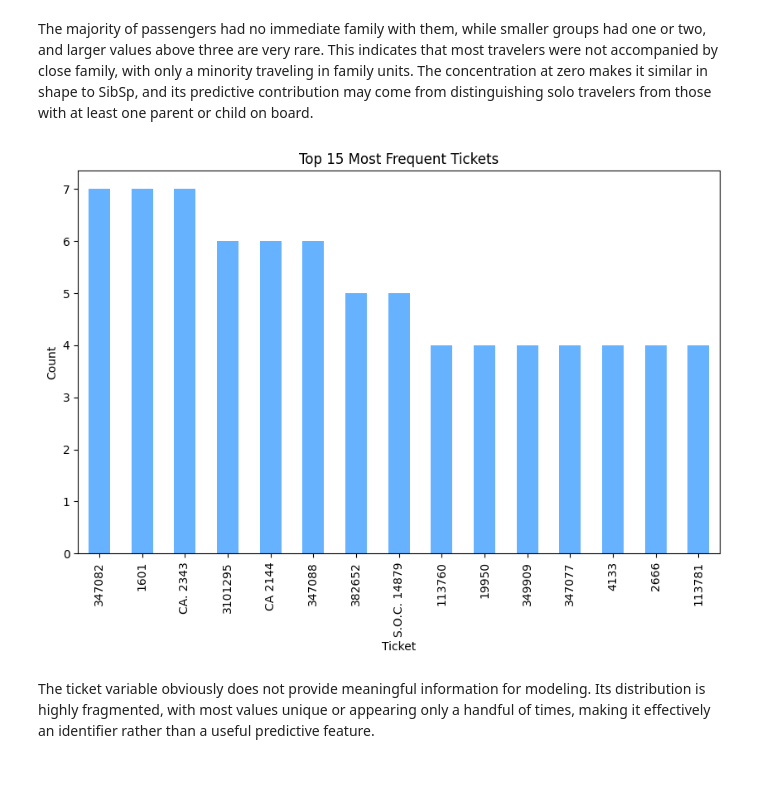
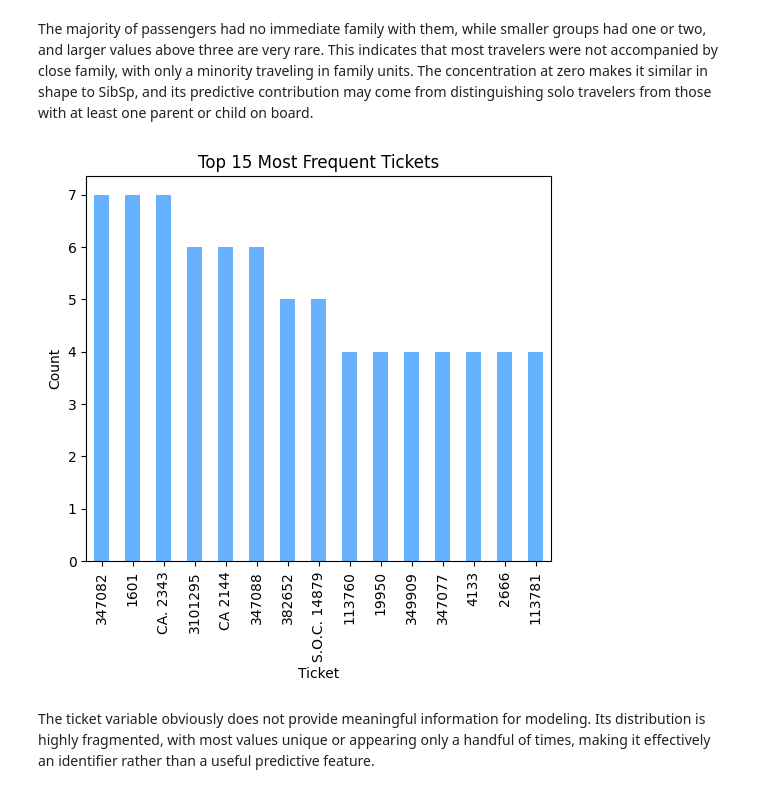
Before and after one commit to fede-giorgi/Transformer_is_All_You_Need, a Jupyter notebook: project.ipynb, the cells around one changed output. Saved outputs shown, nothing was run; the diff lists cells and outputs as text; code cells hidden in the pictures.

```diff
--- a/project.ipynb
+++ b/project.ipynb
@@ -169,14 +170,14 @@ plt.show()
 # %% [markdown]
 The majority of passengers had no immediate family with them, while smaller groups had one or two, and larger values above three are very rare. This indicates that most travelers were not accompanied by close family, with only a minority traveling in family units. The concentration at zero makes it similar in shape to SibSp, and its predictive contribution may come from distinguishing solo travelers from those with at least one parent or child on board.
 # %%
-plt.figure(figsize=(10, 6))
+plt.figure(figsize=(6, 5))
 df_train0["Ticket"].value_counts().head(15).plot(kind="bar", color="#66B2FF")
 plt.title("Top 15 Most Frequent Tickets")
 plt.xlabel("Ticket")
 plt.ylabel("Count")
 plt.show()
 # %% [output]
-[figure, old version]
+[figure, new version]
 # %% [markdown]
 The ticket variable obviously does not provide meaningful information for modeling. Its distribution is highly fragmented, with most values unique or appearing only a handful of times, making it effectively an identifier rather than a useful predictive feature.
 # %%
```
Also changed, not shown: parts of 17 cells of this notebook.
